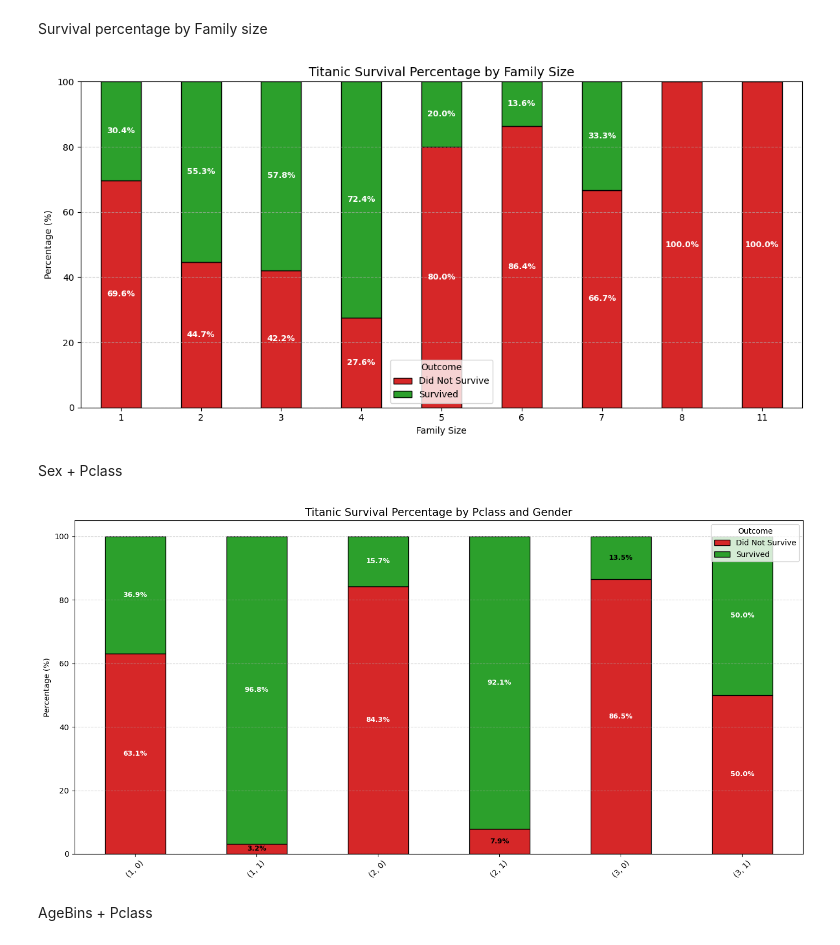
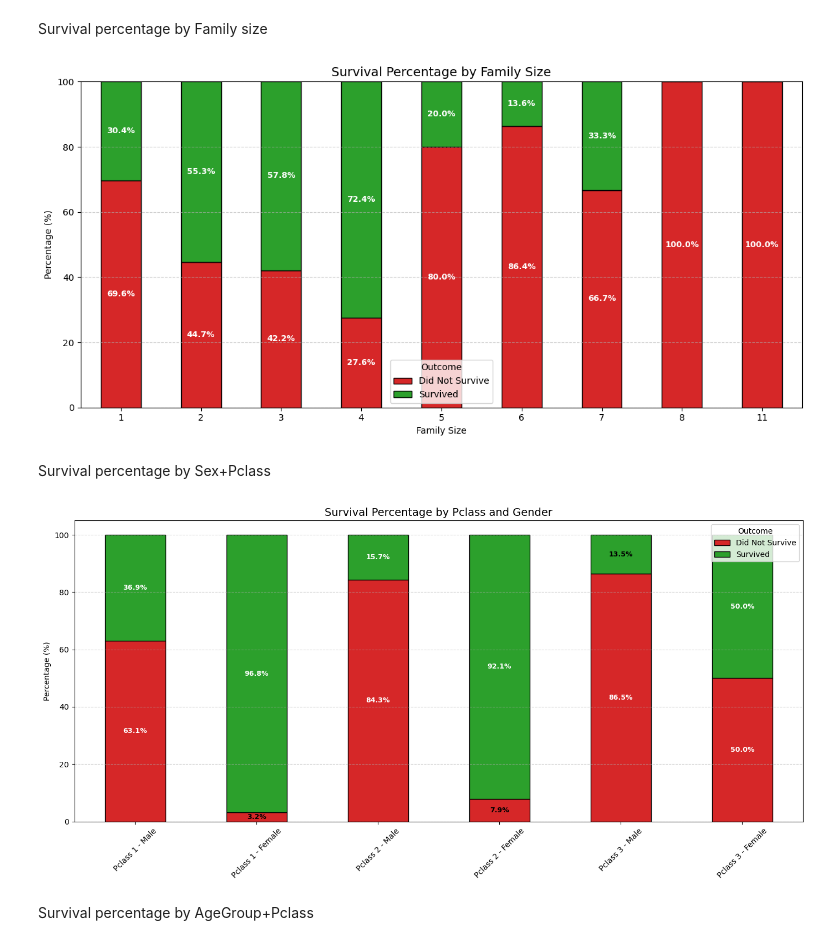
Before and after one commit to teritox/Titanic-Capstone-Project, a Jupyter notebook: ml/notebooks/eda_visualization.ipynb, the cells around one changed output. Saved outputs shown, nothing was run; the diff lists cells and outputs as text; code cells hidden in the pictures.

Commit message:
Refine all visualisations

```diff
--- a/ml/notebooks/eda_visualization.ipynb
+++ b/ml/notebooks/eda_visualization.ipynb
@@ -247,7 +266,7 @@ Survival percentage for Age+Sex
 # Calculate survival percentages
 grouped_age_gender = (
     train_data
-    .groupby(['age_bin', 'Sex'])['Survived']
+    .groupby(['AgeBin', 'Sex'])['Survived']
     .value_counts(normalize=True)
     .unstack()
     .fillna(0) * 100
@@ -255,15 +274,15 @@ grouped_age_gender = (
 
 grouped_age_gender.columns = ['Did Not Survive', 'Survived']
 
-# Optional: enforce proper age order if needed
+# Order Age Groups
 age_order = ['Child', 'Teen', 'Adult', 'Middle Aged', 'Senior']
 grouped_age_gender = grouped_age_gender.reindex(age_order, level=0)
 
-# Optional: cleaner x-axis labels
-'''grouped_age_gender.index = [
-    f"{age} - {sex.capitalize()}"
+# Cleaner x-axis labels
+grouped_age_gender.index = [
+    f"Pclass {pclass} - {'Male' if sex == 0 else 'Female'}"
     for age, sex in grouped_age_gender.index
-]'''
+]
 
 # Plot stacked bar chart
 ax = grouped_age_gender.plot(
@@ -274,14 +293,14 @@ ax = grouped_age_gender.plot(
     edgecolor='black'
 )
 
-plt.title('Titanic Survival Percentage by Age Group and Gender', fontsize=14)
+plt.title('Survival Percentage by Age Group and Gender', fontsize=14)
 plt.ylabel('Percentage (%)')
 plt.xlabel('')
 plt.legend(title='Outcome')
 plt.xticks(rotation=45)
 plt.grid(axis='y', linestyle='--', alpha=0.6)
 
-# 🔹 Add percentage labels inside bars
+# Add percentage labels inside bars
 for i, (idx, row) in enumerate(grouped_age_gender.iterrows()):
     cumulative = 0
     for value in row:
@@ -327,14 +346,14 @@ ax = grouped_family.plot(
     edgecolor='black'
 )
 
-plt.title('Titanic Survival Percentage by Family Size', fontsize=14)
+plt.title('Survival Percentage by Family Size', fontsize=14)
 plt.ylabel('Percentage (%)')
 plt.xlabel('Family Size')
 plt.legend(title='Outcome')
 plt.xticks(rotation=0)
 plt.grid(axis='y', linestyle='--', alpha=0.6)
 
-# 🔹 Add percentage labels inside bars
+# Add percentage labels inside bars
 for i, (idx, row) in enumerate(grouped_family.iterrows()):
     cumulative = 0
     for value in row:
@@ -354,9 +373,9 @@ for i, (idx, row) in enumerate(grouped_family.iterrows()):
 plt.tight_layout()
 plt.show()
 # %% [output]
-[figure, old version]
+[figure, new version]
 # %% [markdown]
-Sex + Pclass
+Survival percentage by Sex+Pclass
 # %%
 # Calculate survival percentages
 grouped_sex_pclass = (
@@ -369,11 +388,11 @@ grouped_sex_pclass = (
 
 grouped_sex_pclass.columns = ['Did Not Survive', 'Survived']
 
-# Optional: cleaner x-axis labels
-'''grouped_sex_pclass.index = [
-    f"Pclass {pclass} - {sex.capitalize()}"
+# Cleaner x-axis labels
+grouped_sex_pclass.index = [
+    f"Pclass {pclass} - {'Male' if sex == 0 else 'Female'}"
     for pclass, sex in grouped_sex_pclass.index
-]'''
+]
 
 # Plot
 ax = grouped_sex_pclass.plot(
@@ -384,37 +403,37 @@ ax = grouped_sex_pclass.plot(
     edgecolor='black'
 )
 
-plt.title('Titanic Survival Percentage by Pclass and Gender', fontsize=14)
+plt.title('Survival Percentage by Pclass and Gender', fontsize=14)
 plt.ylabel('Percentage (%)')
 plt.xlabel('')
 plt.legend(title='Outcome')
 plt.xticks(rotation=45)
 plt.grid(axis='y', linestyle='--', alpha=0.6)
 
 # Add percentage labels
 for i, (idx, row) in enumerate(grouped_sex_pclass.iterrows()):
     cumulative = 0
     for value in row:
         if value > 0:
             color = 'white' if value > 15 else 'black'
             ax.text(
                 i,
                 cumulative + value / 2,
                 f'{value:.1f}%',
                 ha='center',
                 va='center',
                 color=color,
                 fontsize=9,
                 fontweight='bold'
             )
         cumulative += value
 
 plt.tight_layout()
 plt.show()
 # %% [output]
-[figure, old version]
+[figure, new version]
 # %% [markdown]
-AgeBins + Pclass
+Survival percentage by AgeGroup+Pclass
 # %%
 # Calculate survival percentages
 grouped_age_pclass = (
```
Also changed, not shown: parts of 13 cells of this notebook.
